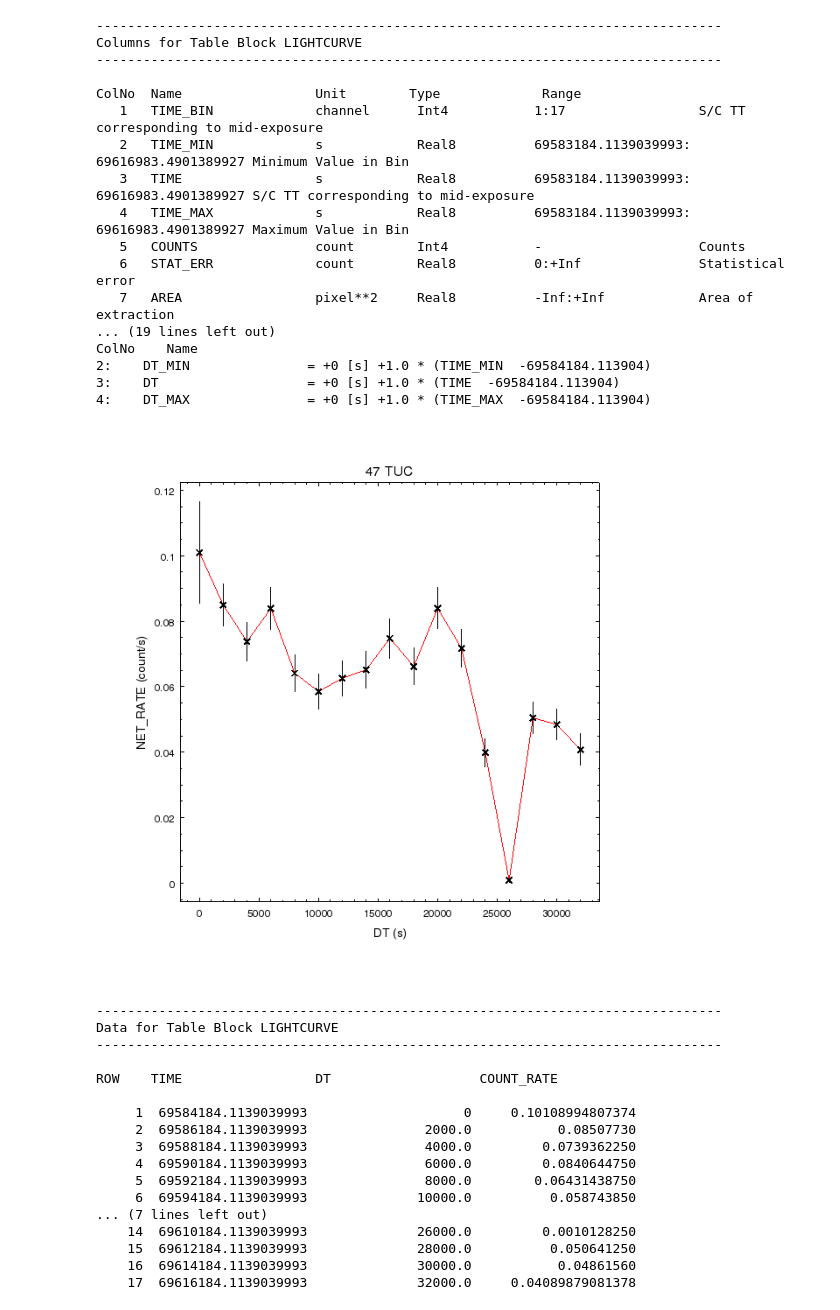
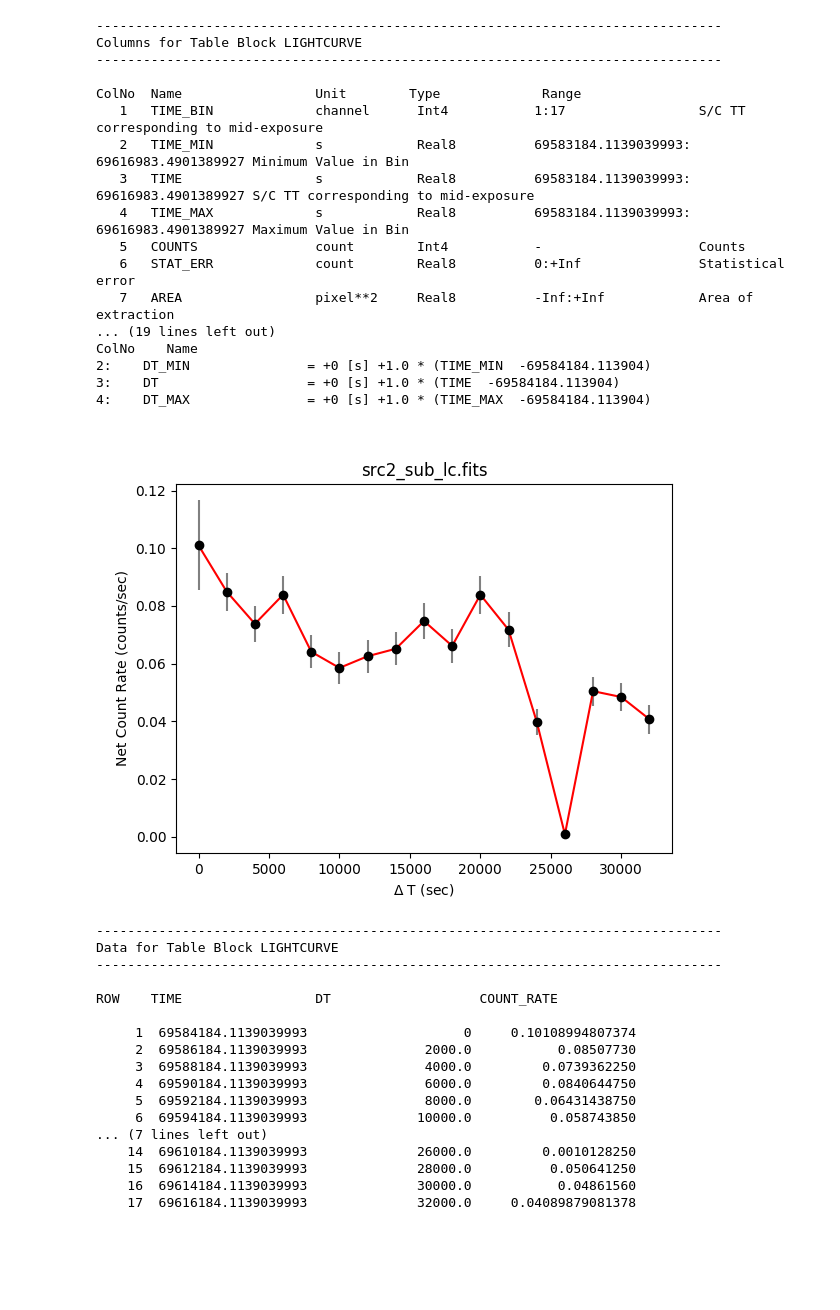
Before and after one commit to cxcsds/ciao-threads, a Jupyter notebook: lightcurve.ipynb, the cells around one changed output. Cells and saved outputs as stored; diff of their text form; code cells hidden in the pictures; blank space fills up the shorter version.

```diff
--- a/lightcurve.ipynb
+++ b/lightcurve.ipynb
@@ -125,18 +120,28 @@ ColNo    Name
 2:    DT_MIN               = +0 [s] +1.0 * (TIME_MIN  -69584184.113904)
 3:    DT                   = +0 [s] +1.0 * (TIME  -69584184.113904)
 4:    DT_MAX               = +0 [s] +1.0 * (TIME_MAX  -69584184.113904)
-# %%
-cat << EOM > c1.py
-make_figure("src2_sub_lc.fits[cols dt,net_rate,err_rate]", "line.color=red")
-print_window("chips_01.png","export.clobber=True")
-quit()
-EOM
-
-chips -b c1.py
-
-display < chips_01.png
-# %% [output]
-[figure, removed]
+# %%
+cat << EOM > c1.py
+from pycrates import read_file
+import matplotlib.pylab as plt
+
+tab = read_file("src2_sub_lc.fits")
+dt = tab.get_column("dt").values
+rate = tab.get_column("net_rate").values
+erate = tab.get_column("err_rate").values
+
+plt.errorbar(dt, rate, yerr=erate, marker="o", color="red", mfc="black",mec="black", ecolor="grey")
+plt.xlabel("$\Delta$ T (sec)")
+plt.ylabel("Net Count Rate (counts/sec)")
+plt.title("src2_sub_lc.fits")
+plt.savefig("chips_01.png")
+EOM
+
+python c1.py
+
+display < chips_01.png
+# %% [output]
+[figure, added]
 # %%
 dmlist "src2_sub_lc.fits[cols time,dt,count_rate]" data
 # %% [output]
```
Also changed, not shown: parts of 8 cells of this notebook.
